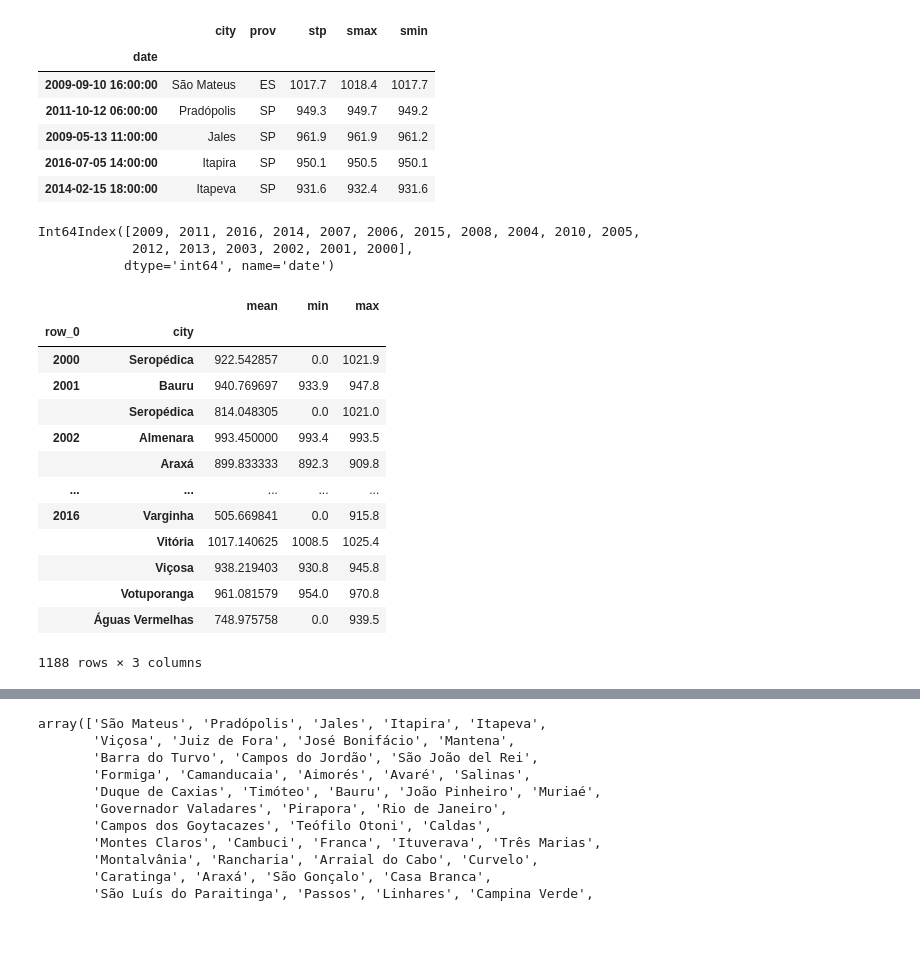
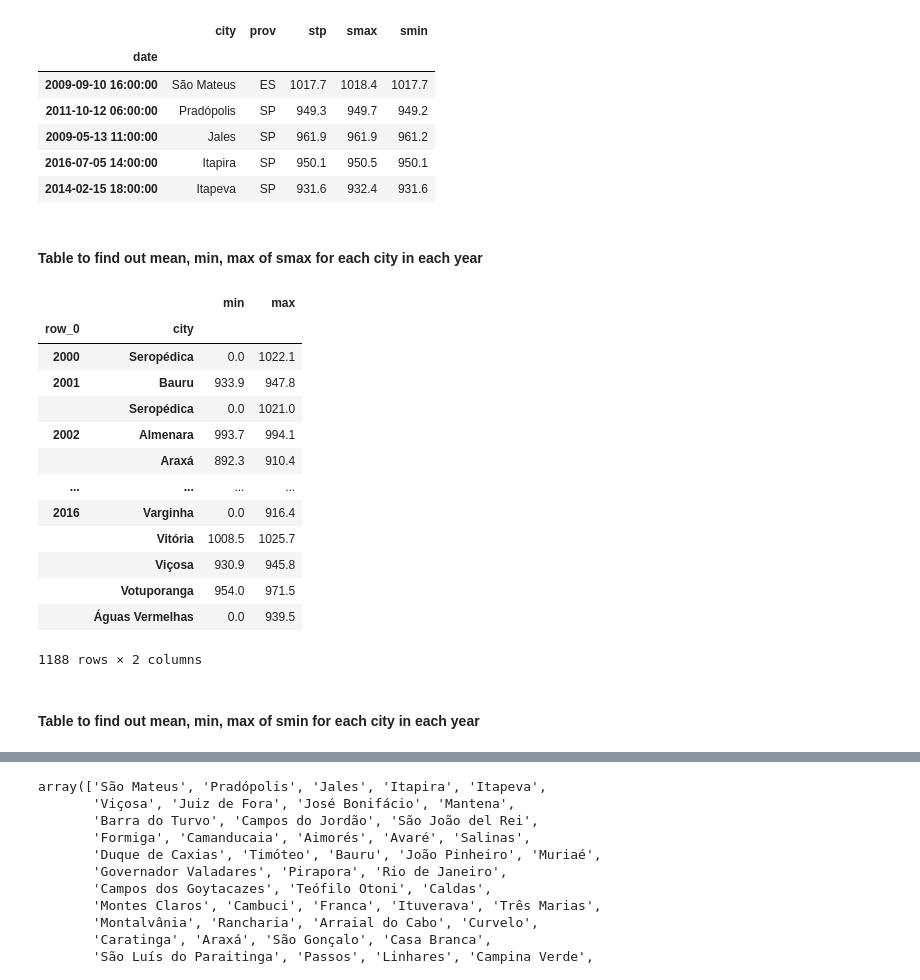
Before and after one commit to ducnguyen4993/Hourly-Weather-Surface---Brazil-Southeast-region-Data-Analysis, a Jupyter notebook: weather data analysis.ipynb, the cells around one changed output, grey strips where cells are left out. Cells and saved outputs as stored; diff of their text form; code cells hidden in the pictures; blank space fills up the shorter version.

```diff
--- a/weather data analysis.ipynb
+++ b/weather data analysis.ipynb
@@ -218,6 +214,7 @@ Just for the sake of argument fill the missing values in dewp, dmax with average
 # %%
 sample_df['dmax'].fillna(sample_df['dmax'].mean(),inplace=True)
 sample_df['dewp'].fillna(sample_df['dewp'].mean(),inplace=True)
+sample_df['dmin'].fillna(sample_df['dmin'].mean(),inplace=True)
 # %%
 sample_df.isnull().sum()
 # %% [output]
@@ -370,26 +347,24 @@ air.head()
 | 2009-05-13 11:00:00 | Jales | SP | 961.9 | 961.9 | 961.2 |
 | 2016-07-05 14:00:00 | Itapira | SP | 950.1 | 950.5 | 950.1 |
 | 2014-02-15 18:00:00 | Itapeva | SP | 931.6 | 932.4 | 931.6 |
-# %%
-air.index.year.unique()
-# %% [output]
-Int64Index([2009, 2011, 2016, 2014, 2007, 2006, 2015, 2008, 2004, 2010, 2005,
-            2012, 2013, 2003, 2002, 2001, 2000],
-           dtype='int64', name='date')
+# %% [markdown]
+#### Table to find out mean, min, max of smax for each city in each year
 # %%
-pd.crosstab(index=air.index.year,columns=air.city,values=air.stp,aggfunc=['mean','min','max']).stack()
+pd.crosstab(index=air.index.year,columns=air.city,values=air.smax,aggfunc=['min','max']).stack()
 # %% [output]
-|  |  | mean | min | max |
-| row_0 | city |  |  |  |
-| 2000 | Seropédica | 922.542857 | 0.0 | 1021.9 |
-| 2001 | Bauru | 940.769697 | 933.9 | 947.8 |
-|  | Seropédica | 814.048305 | 0.0 | 1021.0 |
-| 2002 | Almenara | 993.450000 | 993.4 | 993.5 |
-|  | Araxá | 899.833333 | 892.3 | 909.8 |
-| ... | ... | ... | ... | ... |
-| 2016 | Varginha | 505.669841 | 0.0 | 915.8 |
-|  | Vitória | 1017.140625 | 1008.5 | 1025.4 |
-|  | Viçosa | 938.219403 | 930.8 | 945.8 |
-|  | Votuporanga | 961.081579 | 954.0 | 970.8 |
-|  | Águas Vermelhas | 748.975758 | 0.0 | 939.5 |
+|  |  | min | max |
+| row_0 | city |  |  |
+| 2000 | Seropédica | 0.0 | 1022.1 |
+| 2001 | Bauru | 933.9 | 947.8 |
+|  | Seropédica | 0.0 | 1021.0 |
+| 2002 | Almenara | 993.7 | 994.1 |
+|  | Araxá | 892.3 | 910.4 |
+| ... | ... | ... | ... |
+| 2016 | Varginha | 0.0 | 916.4 |
+|  | Vitória | 1008.5 | 1025.7 |
+|  | Viçosa | 930.9 | 945.8 |
+|  | Votuporanga | 954.0 | 971.5 |
+|  | Águas Vermelhas | 0.0 | 939.5 |
-1188 rows × 3 columns
+1188 rows × 2 columns
+# %% [markdown]
+#### Table to find out mean, min, max of smin for each city in each year
```
Also changed, not shown: parts of 25 cells of this notebook.
